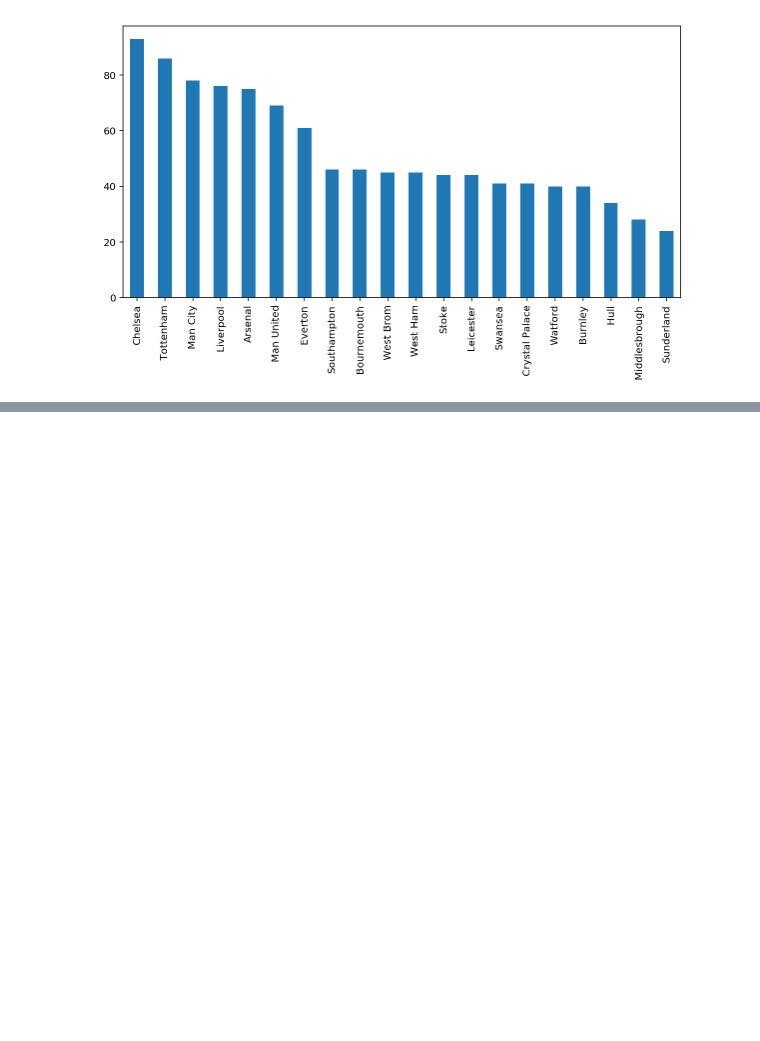
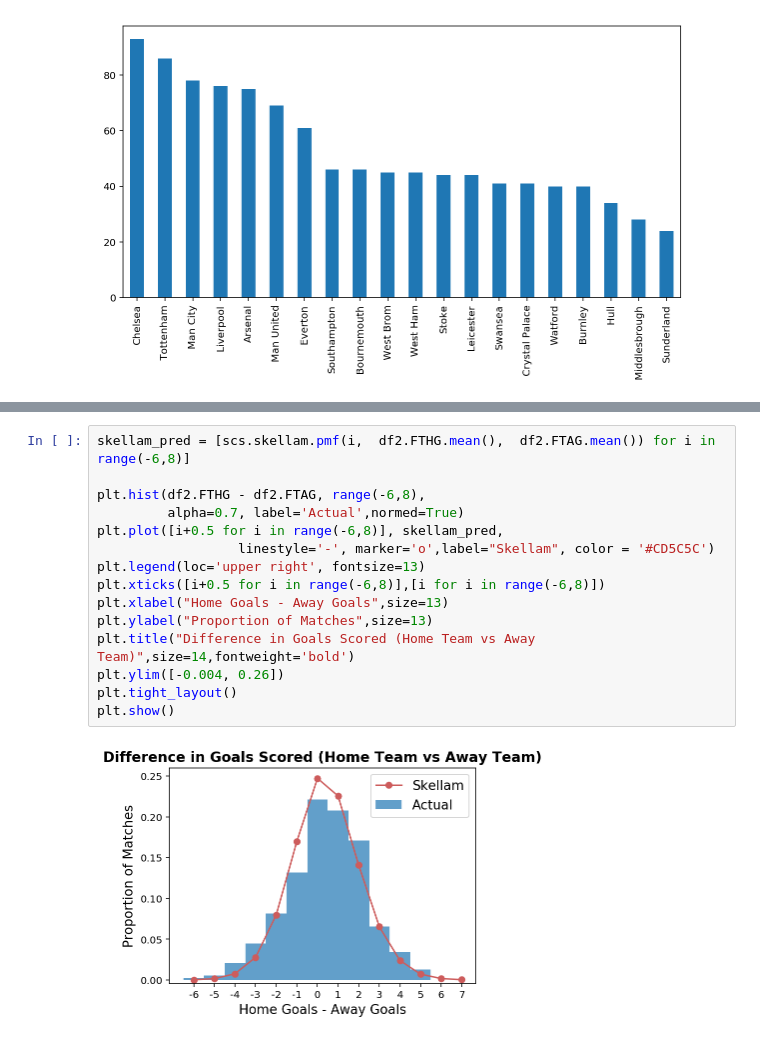
Before and after one commit to chizkidd/dsi-CapstoneProj, a Jupyter notebook: EDA_day1.ipynb, the cells around one changed output, grey strips where cells are left out. Cells and saved outputs as stored; diff of their text form; blank space fills up the shorter version.

```diff
--- a/EDA_day1.ipynb
+++ b/EDA_day1.ipynb
@@ -517,0 +550,17 @@ scs.skellam.pmf(0.0, df2.FTHG.mean())
+# %%
+skellam_pred = [scs.skellam.pmf(i,  df2.FTHG.mean(),  df2.FTAG.mean()) for i in range(-6,8)]
+
+plt.hist(df2.FTHG - df2.FTAG, range(-6,8),
+         alpha=0.7, label='Actual',normed=True)
+plt.plot([i+0.5 for i in range(-6,8)], skellam_pred,
+                  linestyle='-', marker='o',label="Skellam", color = '#CD5C5C')
+plt.legend(loc='upper right', fontsize=13)
+plt.xticks([i+0.5 for i in range(-6,8)],[i for i in range(-6,8)])
+plt.xlabel("Home Goals - Away Goals",size=13)
+plt.ylabel("Proportion of Matches",size=13)
+plt.title("Difference in Goals Scored (Home Team vs Away Team)",size=14,fontweight='bold')
+plt.ylim([-0.004, 0.26])
+plt.tight_layout()
+plt.show()
+# %% [output]
+[figure, added]
```
Also changed, not shown: parts of 7 cells of this notebook.
